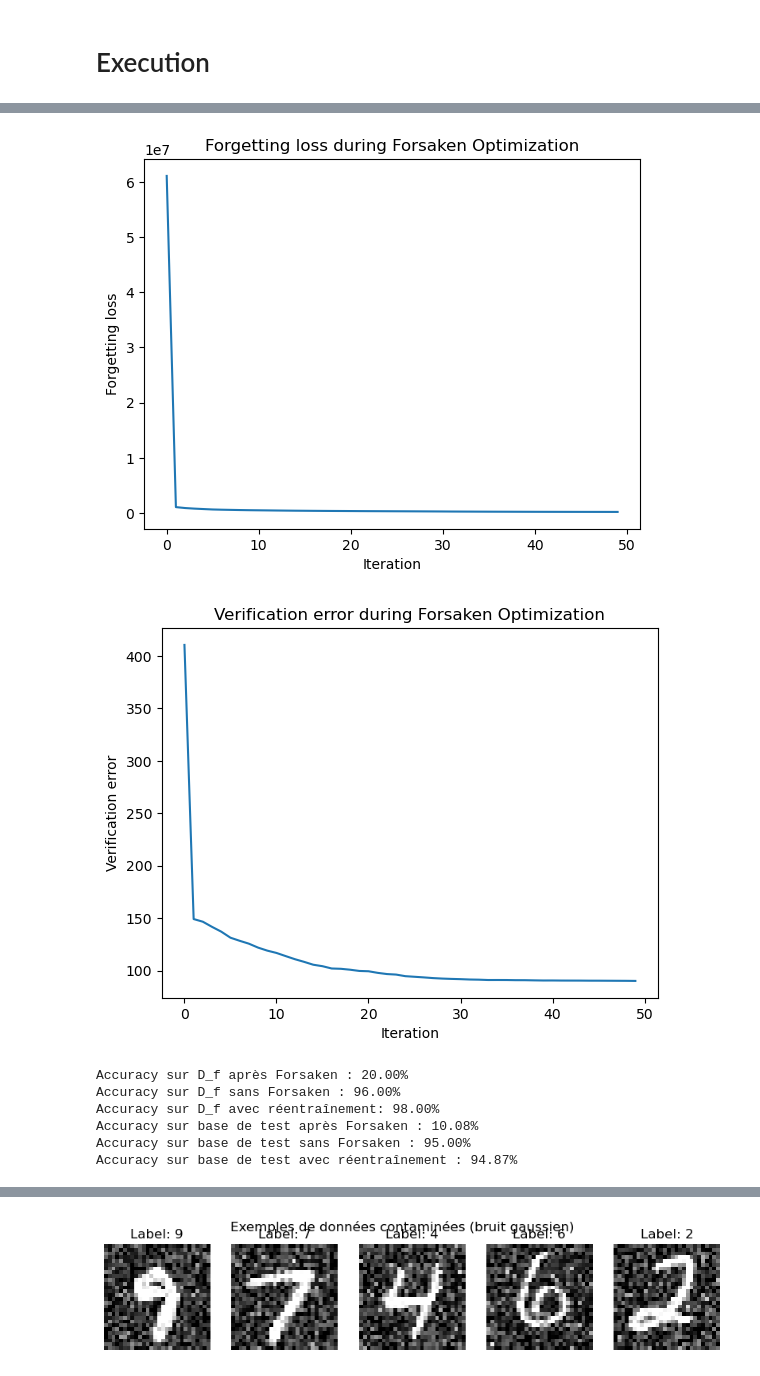
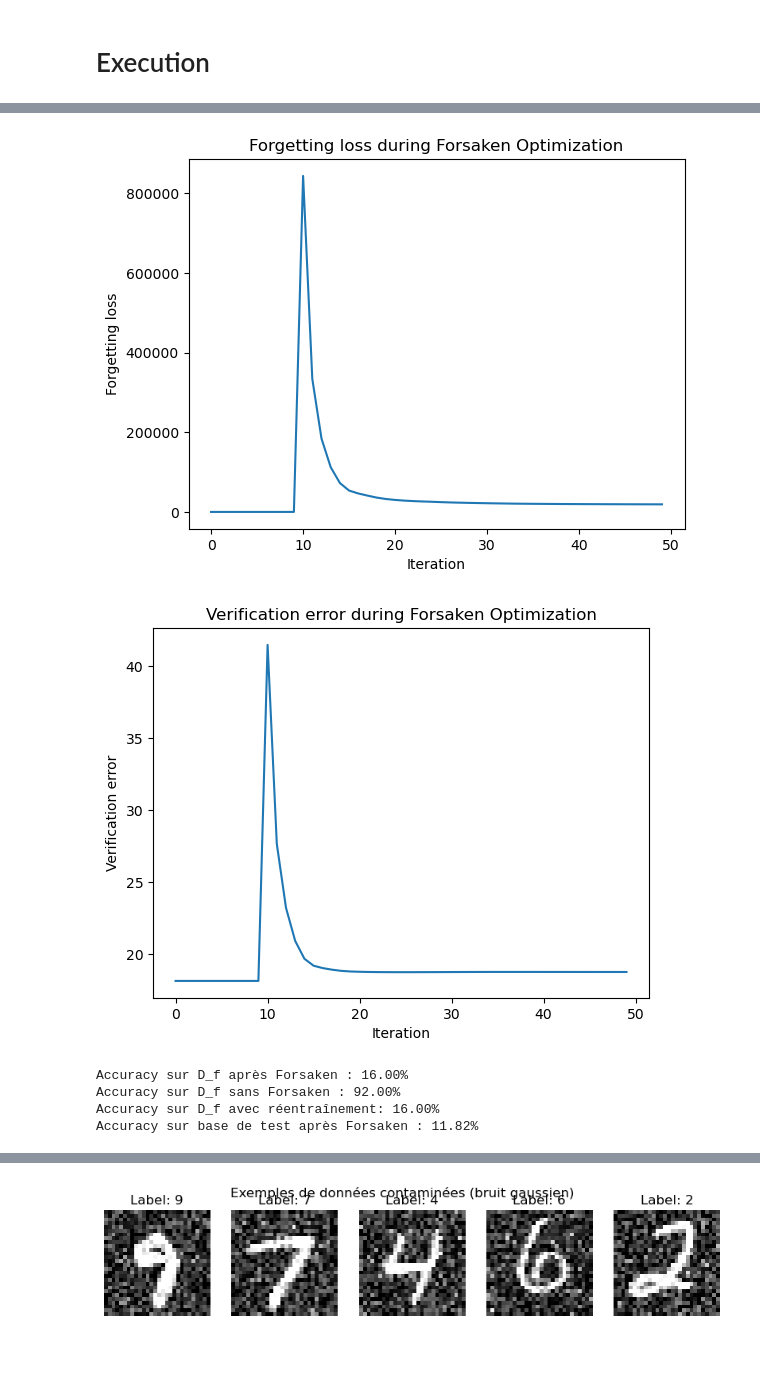
Before and after one commit to DepInfoAliciaSHAO/forsaken, a Jupyter notebook: forsaken.ipynb, the cells around one changed output, grey strips where cells are left out. Cells and saved outputs as stored; diff of their text form; code cells hidden in the pictures.

Commit message:
fix: accuracy rework

```diff
--- a/forsaken.ipynb
+++ b/forsaken.ipynb
@@ -287,10 +303,15 @@ tensor(1.)
 # %%
 T = 50
 lambda_ = 0.001
-eta_mu = 0.1
+eta_mu = 0.01
 xi = 0.01
+p = 0.01
 
 D_f, _ = next(iter(forget_loader))
+omega_loader, omega_indices = create_omega_loader(train_loader.dataset, proportion=p)
+print(f"Omega set: {len(omega_indices)}")
+omega = compute_omega(model_target, omega_loader)
+print(f"Computed omega: {omega:.4f}")
 
 model_forsaken = forsaken(
     f_theta_0=model_target,
@@ -324,30 +345,11 @@ Iteration 50, Loss: 203470.1094, Verification Error: 90.2245
 Fin de la procédure Forsaken.
-[figure, old version]
+[figure, new version]
-[figure, old version]
+[figure, new version]
-# %%
-
-accuracy_forget = evaluate_model(model_forsaken, forget_loader)
-print(f"Accuracy sur D_f après Forsaken : {accuracy_forget:.2f}%")
-
-accuracy_base = evaluate_model(model_target, forget_loader)
-print(f"Accuracy sur D_f sans Forsaken : {accuracy_base:.2f}%")
-
-accuracy_retrained = evaluate_model(model_retrained, forget_loader)
-print(f"Accuracy sur D_f avec réentraînement: {accuracy_retrained:.2f}%")
-
-accuracy_forget_test = evaluate_model(model_forsaken, test_loader)
-print(f"Accuracy sur base de test après Forsaken : {accuracy_forget_test:.2f}%")
-
-accuracy_base_test = evaluate_model(model_target, test_loader)
-print(f"Accuracy sur base de test sans Forsaken : {accuracy_base_test:.2f}%")
-
-accuracy_retrained_test = evaluate_model(model_retrained, test_loader)
-print(f"Accuracy sur base de test avec réentraînement : {accuracy_retrained_test:.2f}%")
-# %% [output]
-Accuracy sur D_f après Forsaken : 20.00%
-Accuracy sur D_f sans Forsaken : 96.00%
-Accuracy sur D_f avec réentraînement: 98.00%
-Accuracy sur base de test après Forsaken : 10.08%
-Accuracy sur base de test sans Forsaken : 95.00%
-Accuracy sur base de test avec réentraînement : 94.87%
+# %%
+get_accuracy(model_forsaken, model_target, model_forsaken, forget_loader, test_loader)
+# %% [output]
+Accuracy sur D_f après Forsaken : 16.00%
+Accuracy sur D_f sans Forsaken : 92.00%
+Accuracy sur D_f avec réentraînement: 16.00%
+Accuracy sur base de test après Forsaken : 11.82%
 # %% [markdown]
```
Also changed, not shown: parts of 9 cells of this notebook.
